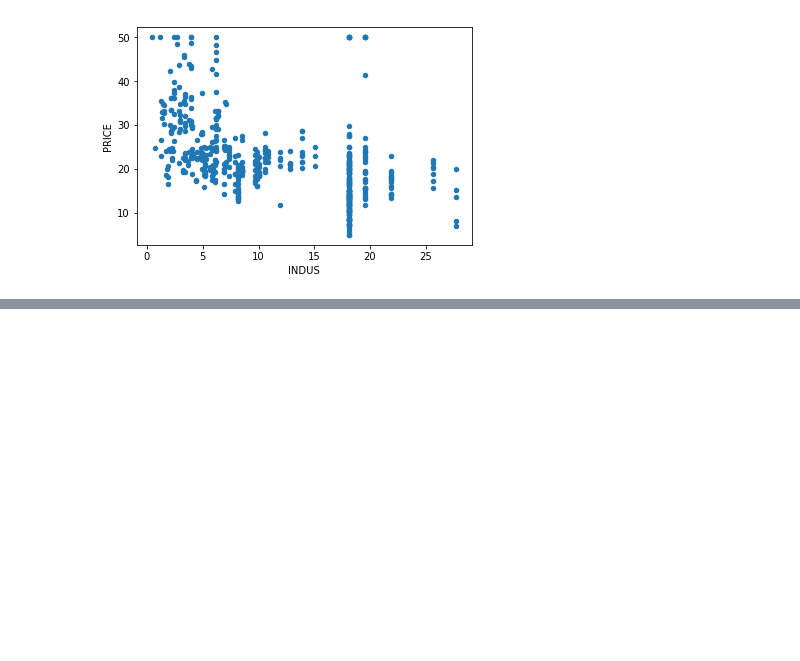
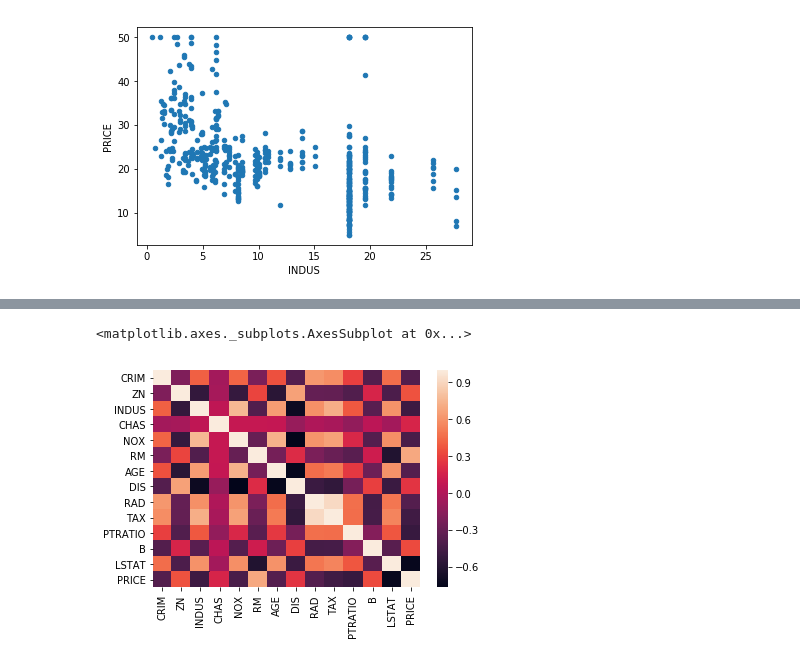
Before and after one commit to capt-alien/DS2.1-Machine-Learning, a Jupyter notebook: Bostin_houseing.ipynb, the cells around one changed output, grey strips where cells are left out. Saved outputs shown, nothing was run; the diff lists cells and outputs as text; code cells hidden in the pictures; blank space fills up the shorter version.

```diff
--- a/Bostin_houseing.ipynb
+++ b/Bostin_houseing.ipynb
@@ -107,0 +199,5 @@ bos.plot.scatter(x="INDUS", y="PRICE")
+# %%
+sns.heatmap(bos.corr())
+# %% [output]
+<matplotlib.axes._subplots.AxesSubplot at 0x...>
+[figure, added]
```
Also changed, not shown: parts of 23 cells of this notebook.
